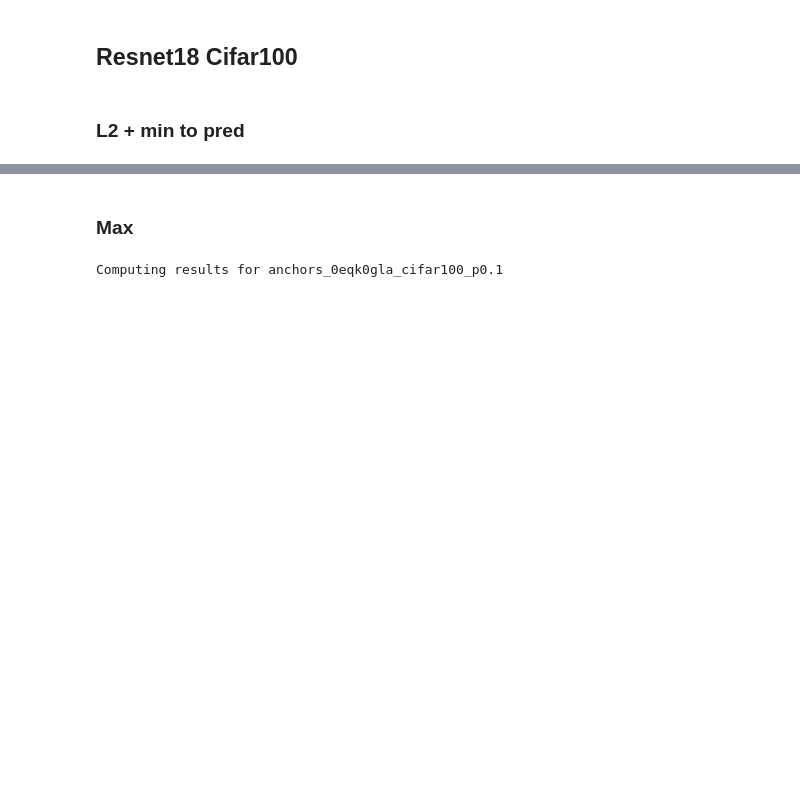
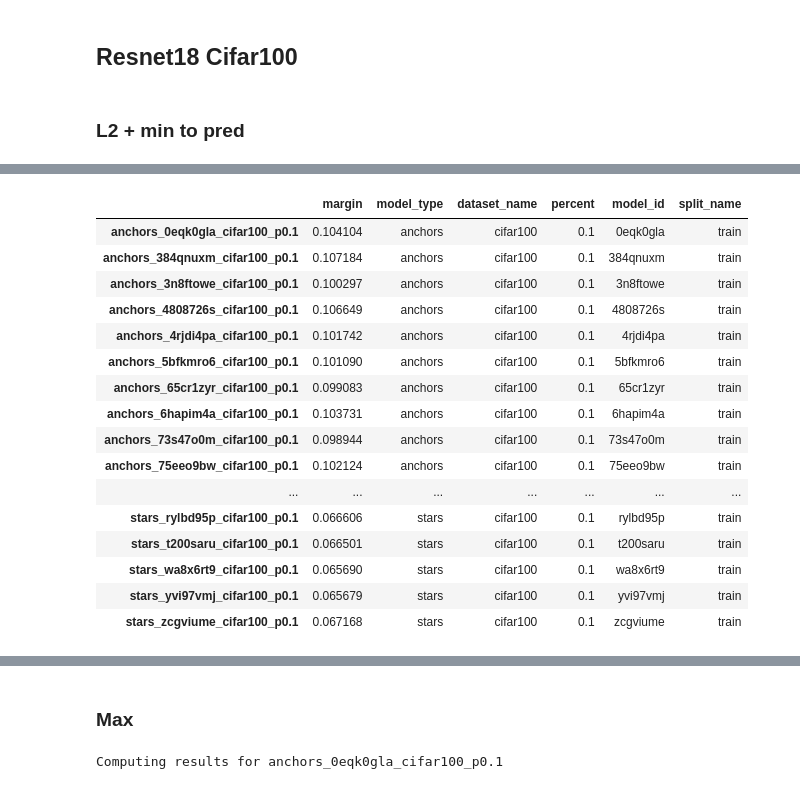
Before and after one commit to AlexanderRubinstein/starlight, a Jupyter notebook: notebooks/margin_exps.ipynb, the cells around one changed output, grey strips where cells are left out. Saved outputs shown, nothing was run; the diff lists cells and outputs as text; code cells hidden in the pictures; blank space fills up the shorter version.

Commit message:
Compute results on CIFAR100

```diff
--- a/notebooks/margin_exps.ipynb
+++ b/notebooks/margin_exps.ipynb
@@ -517,2 +528,22 @@ NameError: name 'stars_cifar100_resnet18' is not defined
+# %%
+df = plot_dict(max_cifar100_resnet18_results, to_show=True)
+# %% [output]
+|  | margin | model_type | dataset_name | percent | model_id | split_name |
+| anchors_0eqk0gla_cifar100_p0.1 | 0.104104 | anchors | cifar100 | 0.1 | 0eqk0gla | train |
+| anchors_384qnuxm_cifar100_p0.1 | 0.107184 | anchors | cifar100 | 0.1 | 384qnuxm | train |
+| anchors_3n8ftowe_cifar100_p0.1 | 0.100297 | anchors | cifar100 | 0.1 | 3n8ftowe | train |
+| anchors_4808726s_cifar100_p0.1 | 0.106649 | anchors | cifar100 | 0.1 | 4808726s | train |
+| anchors_4rjdi4pa_cifar100_p0.1 | 0.101742 | anchors | cifar100 | 0.1 | 4rjdi4pa | train |
+| anchors_5bfkmro6_cifar100_p0.1 | 0.101090 | anchors | cifar100 | 0.1 | 5bfkmro6 | train |
+| anchors_65cr1zyr_cifar100_p0.1 | 0.099083 | anchors | cifar100 | 0.1 | 65cr1zyr | train |
+| anchors_6hapim4a_cifar100_p0.1 | 0.103731 | anchors | cifar100 | 0.1 | 6hapim4a | train |
+| anchors_73s47o0m_cifar100_p0.1 | 0.098944 | anchors | cifar100 | 0.1 | 73s47o0m | train |
+| anchors_75eeo9bw_cifar100_p0.1 | 0.102124 | anchors | cifar100 | 0.1 | 75eeo9bw | train |
+| ... | ... | ... | ... | ... | ... | ... |
+| stars_rylbd95p_cifar100_p0.1 | 0.066606 | stars | cifar100 | 0.1 | rylbd95p | train |
+| stars_t200saru_cifar100_p0.1 | 0.066501 | stars | cifar100 | 0.1 | t200saru | train |
+| stars_wa8x6rt9_cifar100_p0.1 | 0.065690 | stars | cifar100 | 0.1 | wa8x6rt9 | train |
+| stars_yvi97vmj_cifar100_p0.1 | 0.065679 | stars | cifar100 | 0.1 | yvi97vmj | train |
+| stars_zcgviume_cifar100_p0.1 | 0.067168 | stars | cifar100 | 0.1 | zcgviume | train |
 # %%
 df = plot_dict(max_cifar100_resnet18_results, to_show=True, filter_dict={}, drop_columns=["index", "dataset_name", "model_id", "split_name"], group_aggregate_list=["model_type"], query="percent == 0.10")
```
Also changed, not shown: parts of 3 cells of this notebook.
